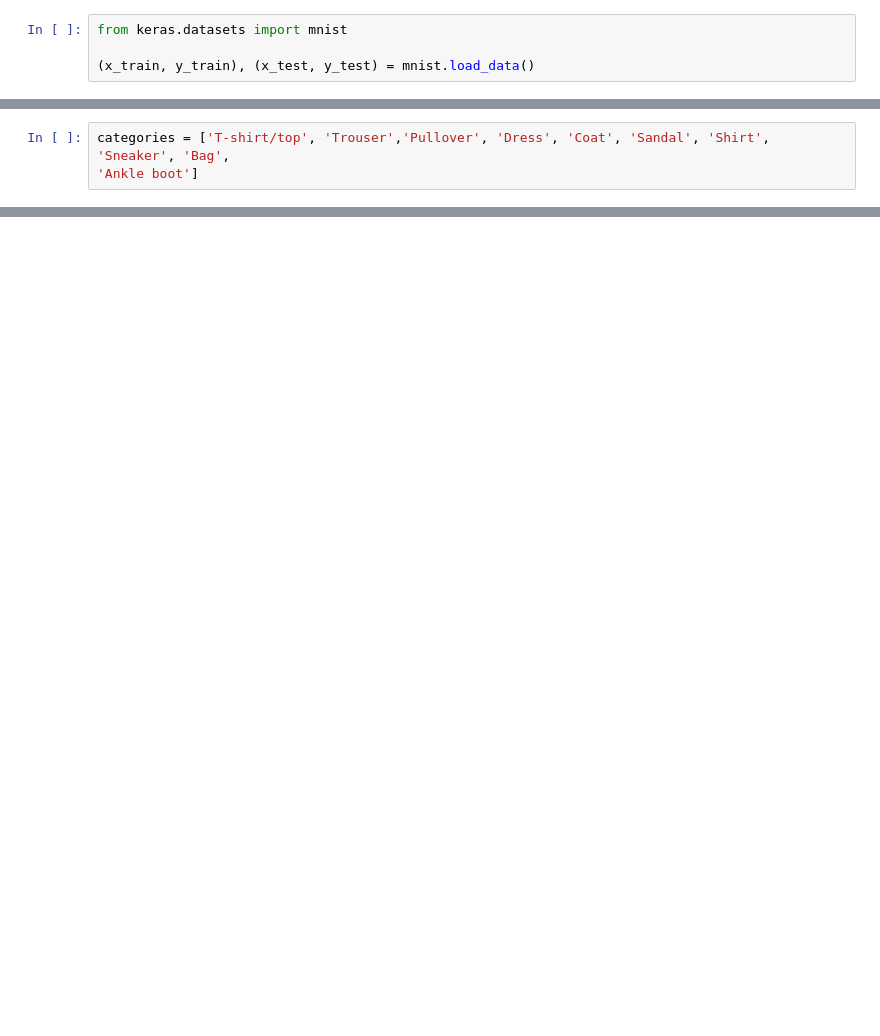
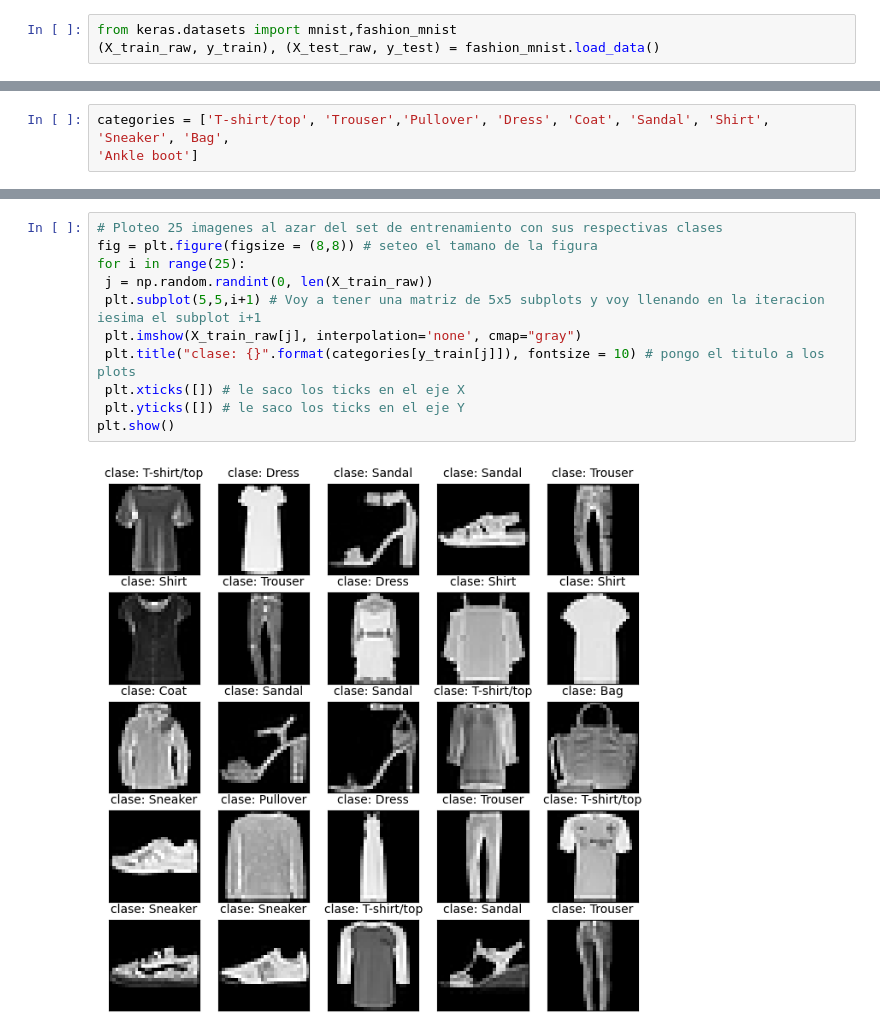
Before and after one commit to silvialoza25/Actividad25, a Jupyter notebook: Untitled42.ipynb, the cells around one changed output, grey strips where cells are left out. Cells and saved outputs as stored; diff of their text form; blank space fills up the shorter version.

```diff
--- a/Untitled42.ipynb
+++ b/Untitled42.ipynb
@@ -3,5 +18,4 @@
 # %%
-from keras.datasets import mnist
-
-(x_train, y_train), (x_test, y_test) = mnist.load_data()
+from keras.datasets import mnist,fashion_mnist
+(X_train_raw, y_train), (X_test_raw, y_test) = fashion_mnist.load_data()
 # %% [output]
@@ -18,0 +36,13 @@ categories = ['T-shirt/top', 'Trouser','Pullover', 'Dress', 'Coat', 'Sandal', 'S
+# %%
+# Ploteo 25 imagenes al azar del set de entrenamiento con sus respectivas clases
+fig = plt.figure(figsize = (8,8)) # seteo el tamano de la figura
+for i in range(25):
+ j = np.random.randint(0, len(X_train_raw))
+ plt.subplot(5,5,i+1) # Voy a tener una matriz de 5x5 subplots y voy llenando en la iteracion iesima el subplot i+1
+ plt.imshow(X_train_raw[j], interpolation='none', cmap="gray")
+ plt.title("clase: {}".format(categories[y_train[j]]), fontsize = 10) # pongo el titulo a los plots
+ plt.xticks([]) # le saco los ticks en el eje X
+ plt.yticks([]) # le saco los ticks en el eje Y
+plt.show()
+# %% [output]
+[figure, added]
```
Also changed, not shown: parts of 13 cells of this notebook.
